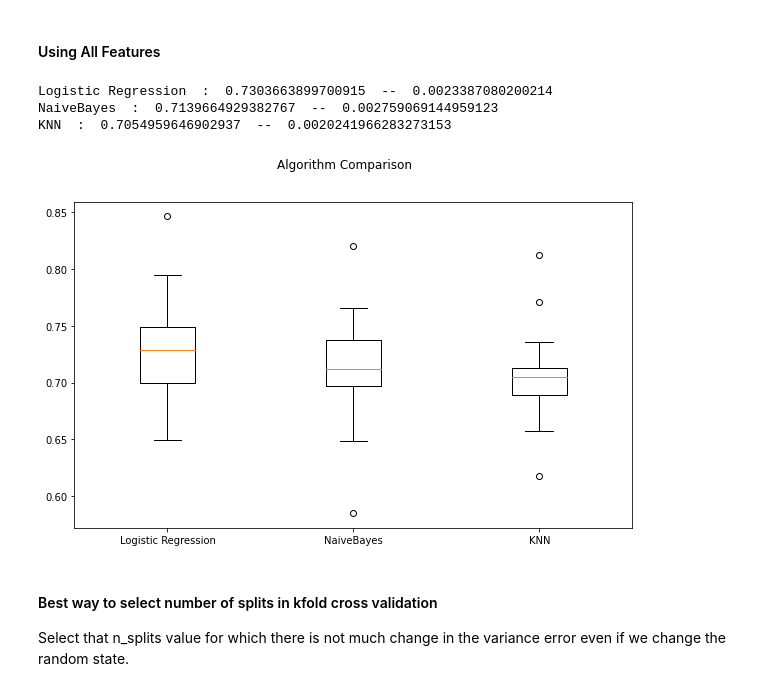
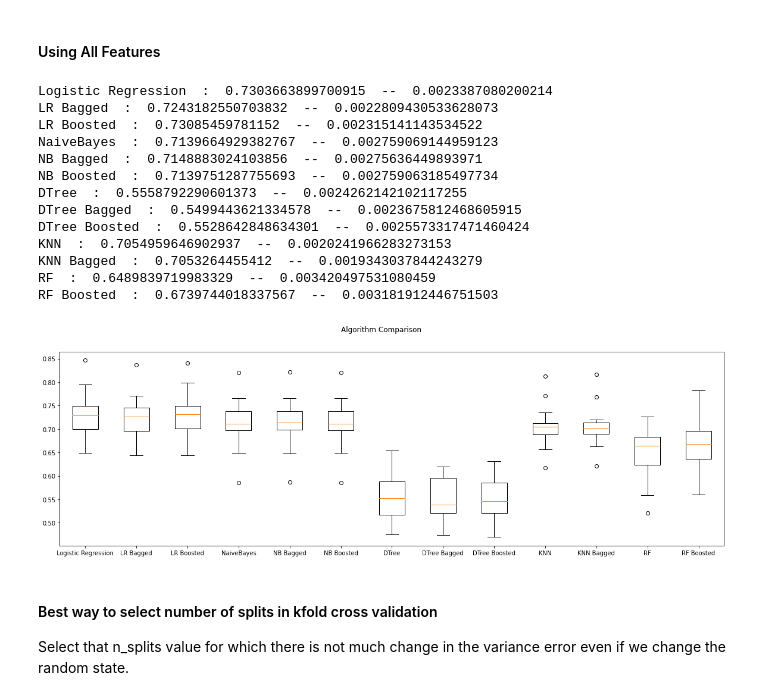
Before and after one commit to pratikasarkar/Supervised-Learning---Classification, a Jupyter notebook: Complete_Classification_Guide_By_Pratik_Asarkar.ipynb, the cells around one changed output. Saved outputs shown, nothing was run; the diff lists cells and outputs as text; code cells hidden in the pictures.

```diff
--- a/Complete_Classification_Guide_By_Pratik_Asarkar.ipynb
+++ b/Complete_Classification_Guide_By_Pratik_Asarkar.ipynb
@@ -1536,18 +1615,33 @@ models.append(('KNN',knn))
+# %%
+models = []
+models.append(('Logistic Regression',LR))
+models.append(('LR Bagged',LR_bag))
+models.append(('LR Boosted',LR_boost))
+models.append(('NaiveBayes',NB))
+models.append(('NB Bagged',NB_bag))
+models.append(('NB Boosted',NB_boost))
+models.append(('DTree',dt))
+models.append(('DTree Bagged',DT_bag))
+models.append(('DTree Boosted',DT_boost))
+models.append(('KNN',knn))
+models.append(('KNN Bagged',knn_bag))
+models.append(('RF',RF))
+models.append(('RF Boosted',rf_boost))
 # %% [markdown]
 #### Using important features
 # %%
-results = []
-names = []
-for name, model in models:
-  kfold = KFold(n_splits = 15,random_state = 0,shuffle = True)
-  cv_results = cross_val_score(model,X_parametric_model_scaled,y,cv = kfold,scoring='roc_auc')
-  results.append(cv_results)
-  names.append(name)
-  print(name,' : ',np.mean(cv_results),' -- ',np.var(cv_results,ddof = 1))
+# results = []
+# names = []
+# for name, model in models:
+#   kfold = KFold(n_splits = 15,random_state = 0,shuffle = True)
+#   cv_results = cross_val_score(model,X_parametric_model_scaled,y,cv = kfold,scoring='roc_auc')
+#   results.append(cv_results)
+#   names.append(name)
+#   print(name,' : ',np.mean(cv_results),' -- ',np.var(cv_results,ddof = 1))
 
-fig = plt.figure(figsize=(10,6))
-fig.suptitle('Algorithm Comparison')
-ax = fig.add_subplot(111)
-plt.boxplot(results)
-ax.set_xticklabels(names)
-plt.show()
+# fig = plt.figure(figsize=(20,6))
+# fig.suptitle('Algorithm Comparison')
+# ax = fig.add_subplot(111)
+# plt.boxplot(results)
+# ax.set_xticklabels(names)
+# plt.show()
@@ -1561,24 +1650,34 @@ KNN  :  0.7228842647696422  --  0.0029974543131819726
 # %%
 results = []
 names = []
 for name, model in models:
   kfold = KFold(n_splits = 15,random_state = 0,shuffle = True)
   cv_results = cross_val_score(model,X_all_scaled,y,cv = kfold,scoring='roc_auc')
   results.append(cv_results)
   names.append(name)
   print(name,' : ',np.mean(cv_results),' -- ',np.var(cv_results,ddof = 1))
 
-fig = plt.figure(figsize=(10,6))
+fig = plt.figure(figsize=(20,6))
 fig.suptitle('Algorithm Comparison')
 ax = fig.add_subplot(111)
 plt.boxplot(results)
 ax.set_xticklabels(names)
 plt.show()
 # %% [output]
 Logistic Regression  :  0.7303663899700915  --  0.0023387080200214
+LR Bagged  :  0.7243182550703832  --  0.0022809430533628073
+LR Boosted  :  0.73085459781152  --  0.002315141143534522
 NaiveBayes  :  0.7139664929382767  --  0.002759069144959123
+NB Bagged  :  0.7148883024103856  --  0.00275636449893971
+NB Boosted  :  0.7139751287755693  --  0.002759063185497734
+DTree  :  0.5558792290601373  --  0.0024262142102117255
+DTree Bagged  :  0.5499443621334578  --  0.0023675812468605915
+DTree Boosted  :  0.5528642848634301  --  0.0025573317471460424
 KNN  :  0.7054959646902937  --  0.0020241966283273153
+KNN Bagged  :  0.7053264455412  --  0.0019343037844243279
+RF  :  0.6489839719983329  --  0.003420497531080459
+RF Boosted  :  0.6739744018337567  --  0.003181912446751503
-[figure, old version]
+[figure, new version]
 # %% [markdown]
 #### Best way to select number of splits in kfold cross validation
 Select that n_splits value for which there is not much change in the variance error even if we change the random state.
```
Also changed, not shown: parts of 19 cells of this notebook.
